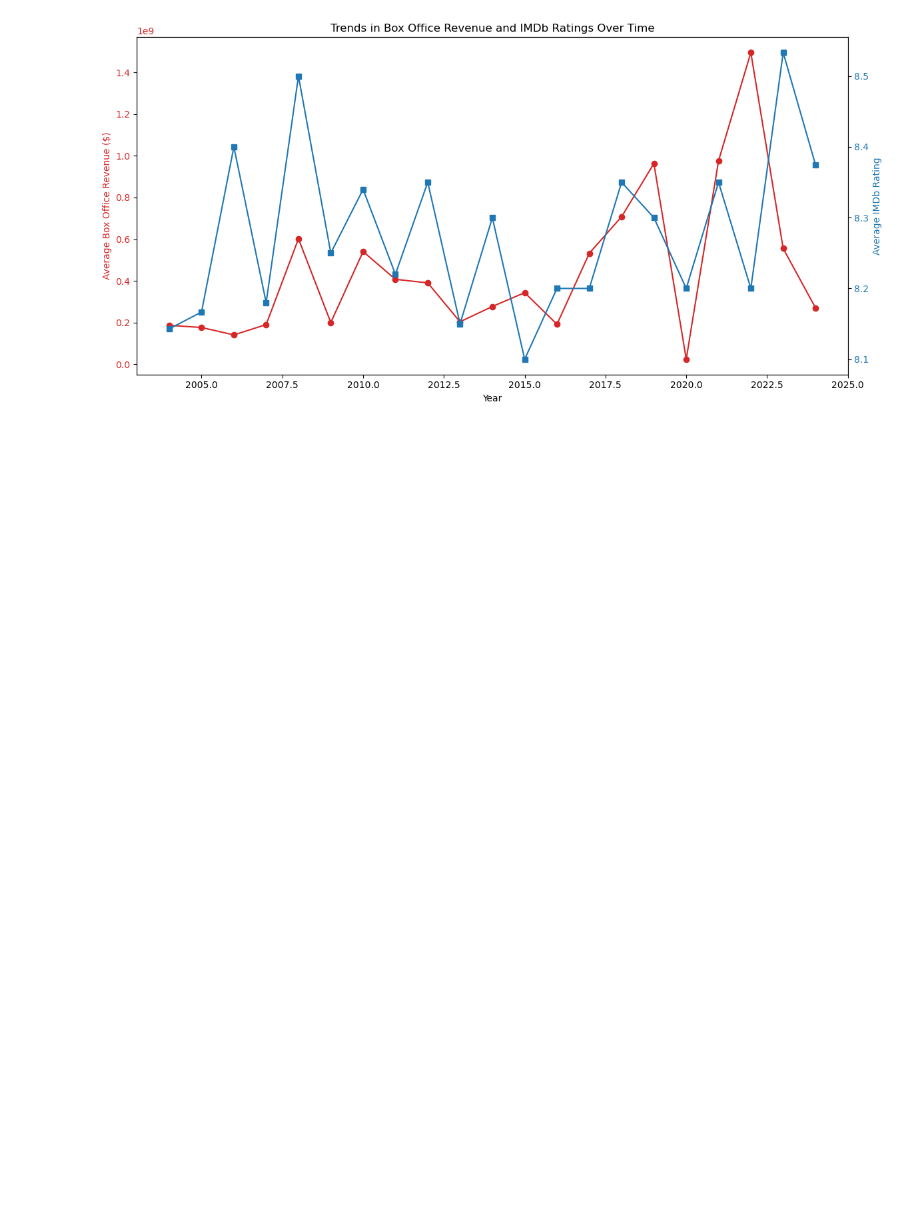
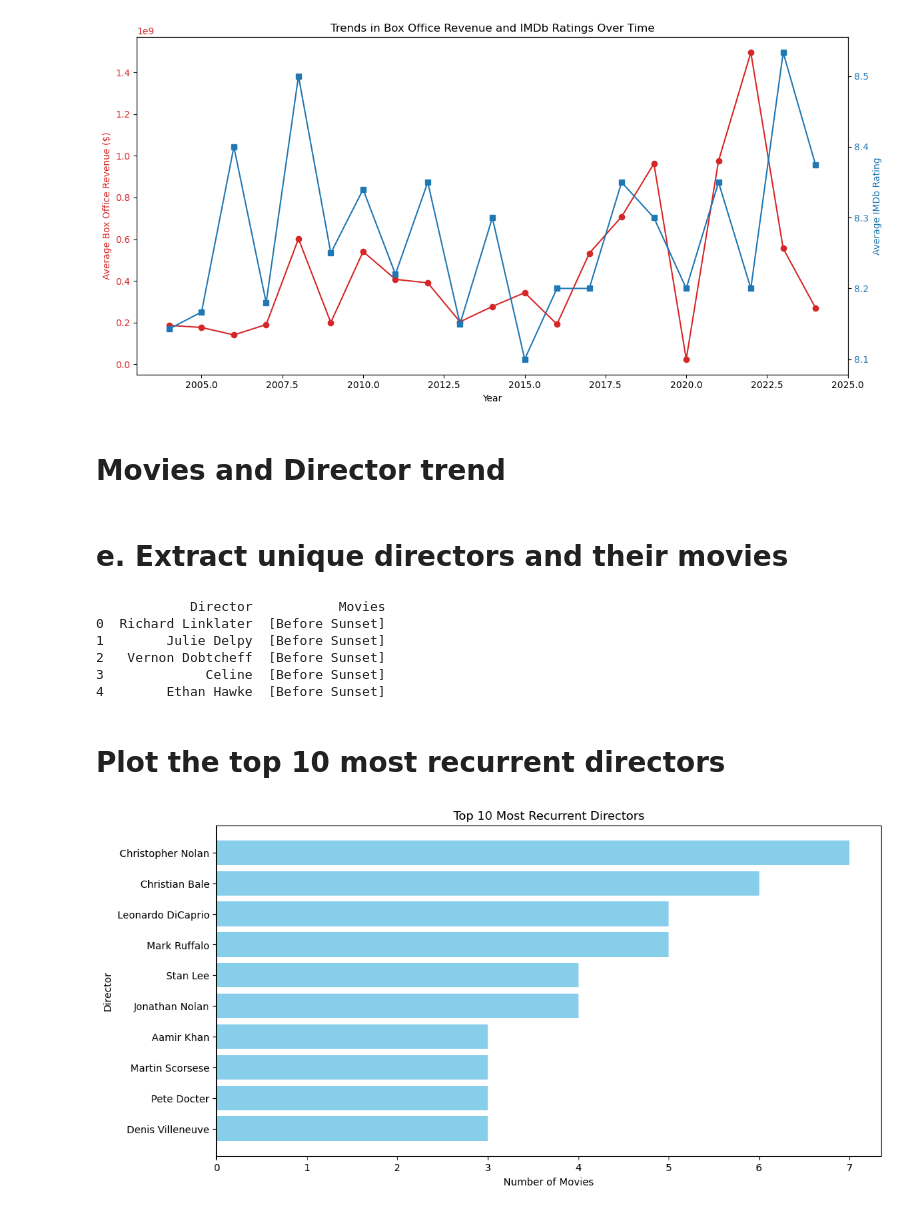
Before and after one commit to Aarabishan/Programming_DS_CW, a Jupyter notebook: Question_2/IMDb_Top10_Movie_Analysis.ipynb, the cells around one changed output. Saved outputs shown, nothing was run; the diff lists cells and outputs as text; code cells hidden in the pictures; blank space fills up the shorter version.

```diff
--- a/Question_2/IMDb_Top10_Movie_Analysis.ipynb
+++ b/Question_2/IMDb_Top10_Movie_Analysis.ipynb
@@ -283,3 +308,60 @@ fig.tight_layout()
 plt.show()
 # %% [output]
 [figure]
+# %% [markdown]
+# Movies and Director trend
+# %% [markdown]
+# e. Extract unique directors and their movies
+# %%
+# Create an empty dictionary to store directors and their movies
+directors_movies = {}
+
+# Iterate through each row in the DataFrame
+for index, row in df_IMDb.iterrows():
+    directors = row['Director(s)'].split(',')  # Split by comma to get individual directors
+    movie_title = row['Title']  # Get movie title
+
+    # Process each director
+    for director in directors:
+        director = director.strip()  # Remove extra spaces
+        if director not in directors_movies:
+            directors_movies[director] = []  # Initialize empty list if director not present
+        directors_movies[director].append(movie_title)  # Add movie title to the director's list
+
+# Convert dictionary to DataFrame
+df_directors = pd.DataFrame(list(directors_movies.items()), columns=['Director', 'Movies'])
+
+
+print(df_directors.head())
+# %% [output]
+            Director           Movies
+0  Richard Linklater  [Before Sunset]
+1        Julie Delpy  [Before Sunset]
+2   Vernon Dobtcheff  [Before Sunset]
+3             Celine  [Before Sunset]
+4        Ethan Hawke  [Before Sunset]
+# %% [markdown]
+# Plot the top 10 most recurrent directors
+# %%
+import pandas as pd
+import matplotlib.pyplot as plt
+
+# Step 1: Create a DataFrame from the extracted directors data
+df_Directors = pd.DataFrame(list(directors_movies.items()), columns=['Director', 'Movies'])
+
+# Step 2: Count the number of movies directed by each director
+df_Directors['Movie_Count'] = df_Directors['Movies'].apply(len)
+
+# Step 3: Sort by most recurrent directors and select the top 10
+top_10_directors = df_Directors.sort_values(by='Movie_Count', ascending=False).head(10)
+
+# Step 4: Plot a bar chart
+plt.figure(figsize=(12, 6))
+plt.barh(top_10_directors['Director'], top_10_directors['Movie_Count'], color='skyblue')
+plt.xlabel('Number of Movies')
+plt.ylabel('Director')
+plt.title('Top 10 Most Recurrent Directors')
+plt.gca().invert_yaxis()  # Invert y-axis for better readability
+plt.show()
+# %% [output]
+[figure, added]
```
Also changed, not shown: parts of 24 cells of this notebook.
